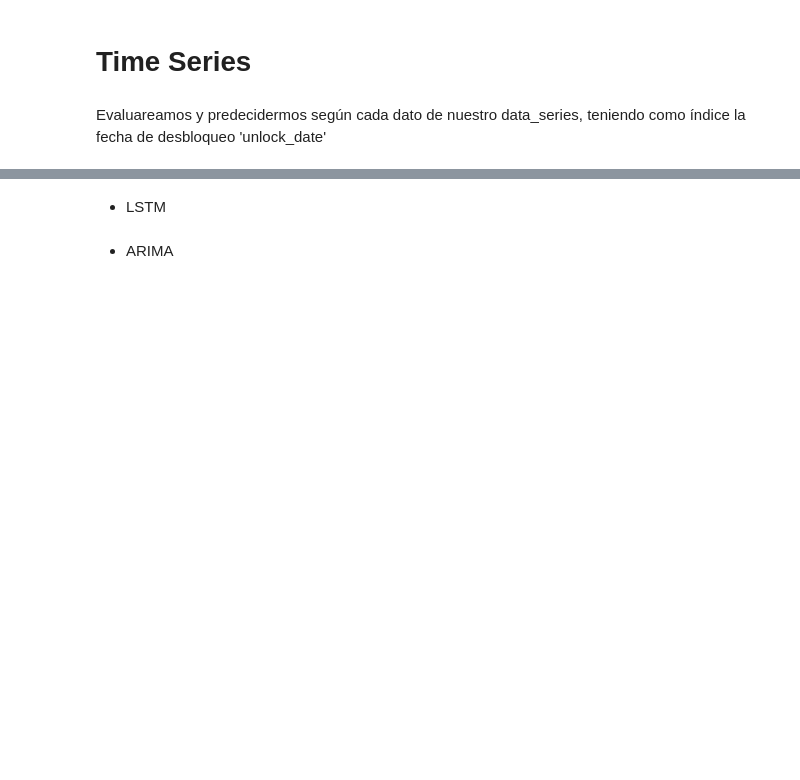
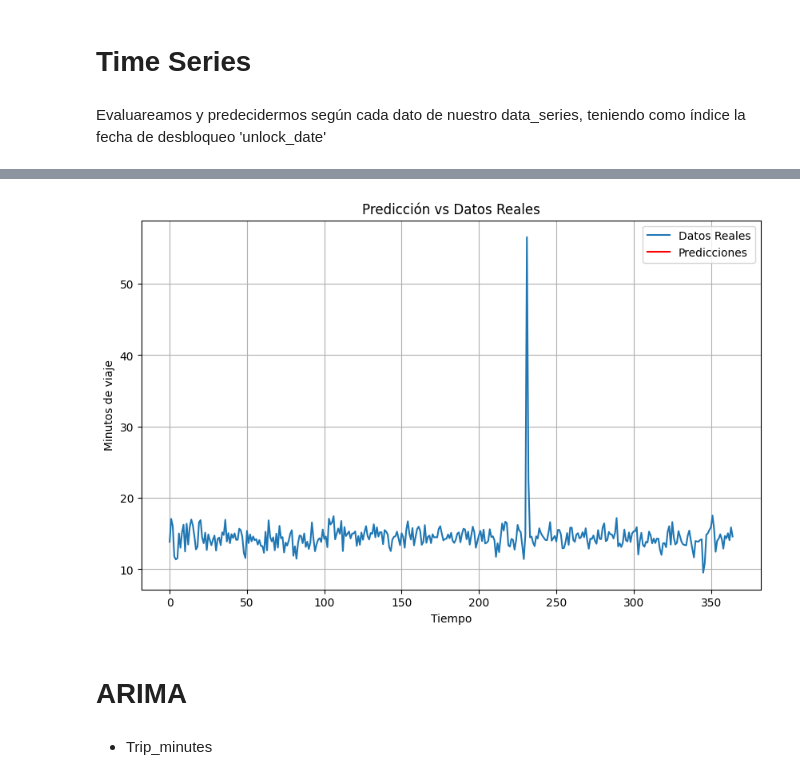
Before and after one commit to Proyect-Final-4Geeks-RJ/BiciMad_4geeks_ML, a Jupyter notebook: src/models_2.ipynb, the cells around one changed output, grey strips where cells are left out. Cells and saved outputs as stored; diff of their text form; code cells hidden in the pictures; blank space fills up the shorter version.

Commit message:
ARIMA done

```diff
--- a/src/models_2.ipynb
+++ b/src/models_2.ipynb
@@ -42,0 +39,6 @@ Evaluareamos y predecidermos según cada dato de nuestro data_series, teniendo c
+# %%
+data_series_minutes = data_series['trip_minutes']
+data_series_minutes = data_series_minutes.to_frame()
+data_series_minutes.rename(columns={'trip_minutes':'Real'},inplace = True)
+data_minutes_mean = data_series_minutes.groupby(data_series_minutes.index).mean()
+values = data_minutes_mean.values
@@ -43,2 +110,15 @@ Evaluareamos y predecidermos según cada dato de nuestro data_series, teniendo c
+# %%
+# Graficamos el resultado
+plt.figure(figsize=(10,6))
+plt.plot(values, label="Datos Reales")
+plt.plot(predictions, label="Predicciones", color='r')
+plt.title("Predicción vs Datos Reales")
+plt.xlabel("Tiempo")
+plt.ylabel("Minutos de viaje")
+plt.legend()
+plt.grid(True)
+plt.show()
+# %% [output]
+[figure, added]
 # %% [markdown]
-* LSTM
+# ARIMA
@@ -97,2 +137,2 @@ plt.show()
 # %% [markdown]
-* ARIMA
+* Trip_minutes
```
Also changed, not shown: parts of 18 cells of this notebook.
